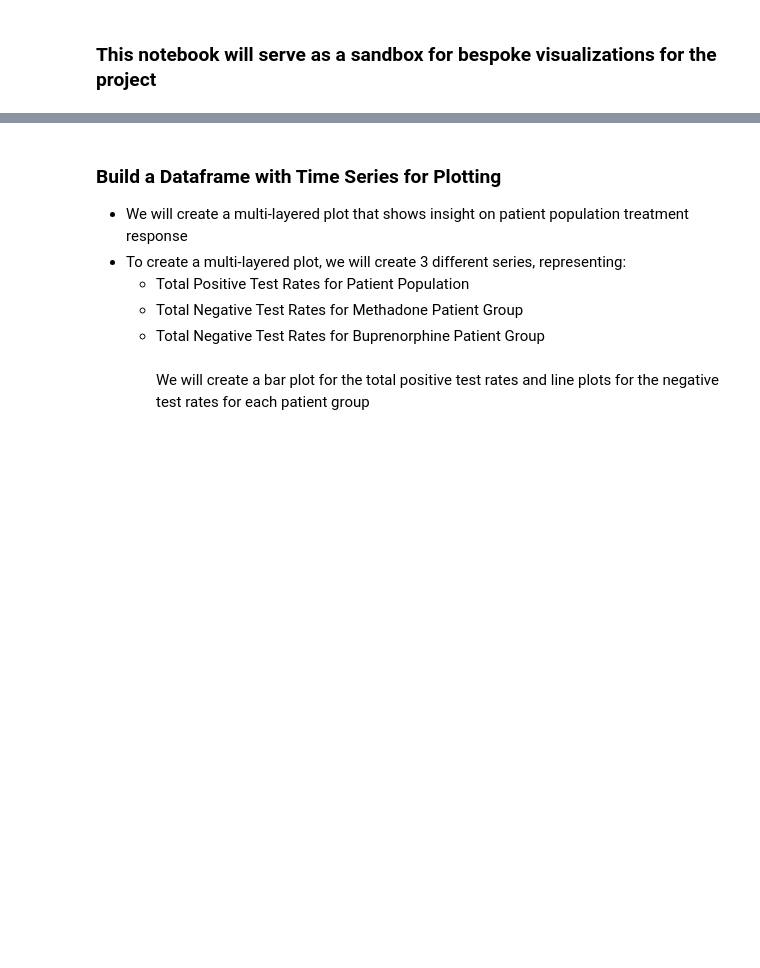
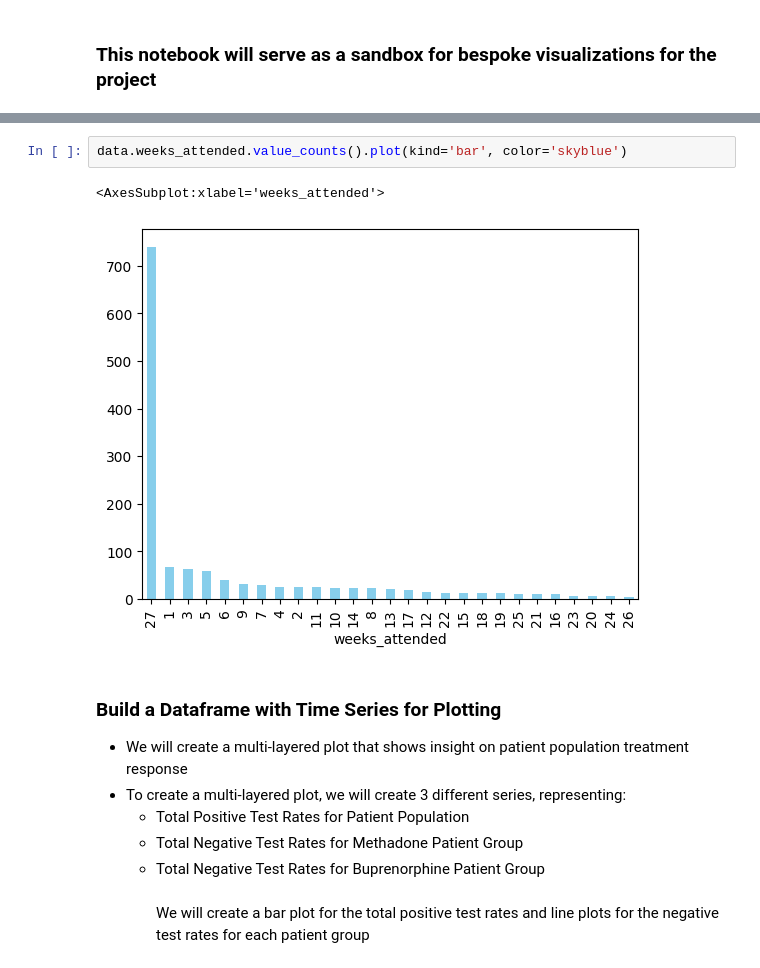
Before and after one commit to DanHerman212/precision_medicine, a Jupyter notebook: code/3_data_visualization.ipynb, the cells around one changed output, grey strips where cells are left out. Cells and saved outputs as stored; diff of their text form; blank space fills up the shorter version.

```diff
--- a/code/3_data_visualization.ipynb
+++ b/code/3_data_visualization.ipynb
@@ -19,3 +19,8 @@ data.shape
+# %%
+data.weeks_attended.value_counts().plot(kind='bar', color='skyblue')
+# %% [output]
+<AxesSubplot:xlabel='weeks_attended'>
+[figure, added]
 # %% [markdown]
 ### Build a Dataframe with Time Series for Plotting
 - We will create a multi-layered plot that shows insight on patient population treatment response
```
Also changed, not shown: parts of 3 cells of this notebook, 2 other files.
